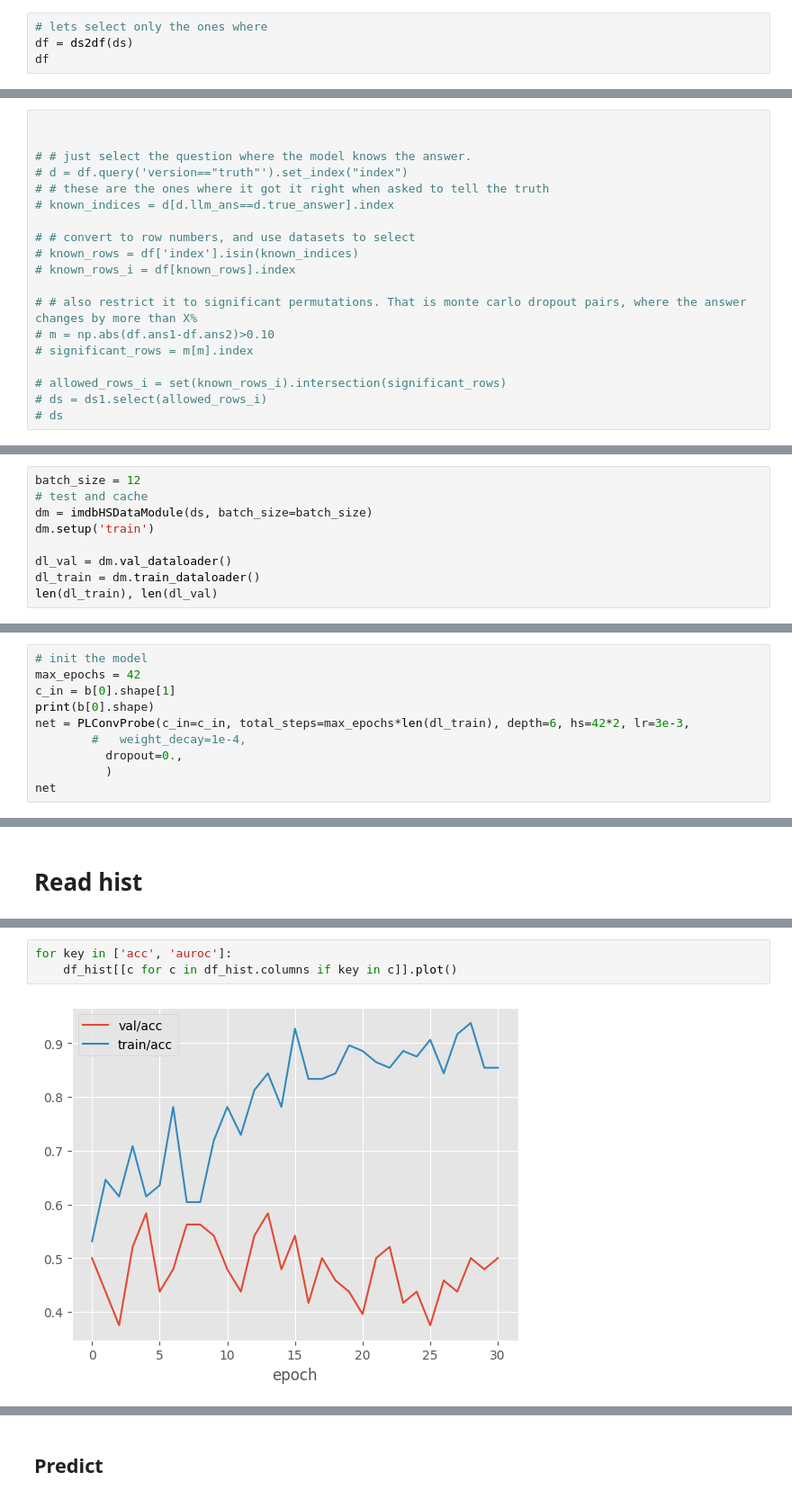
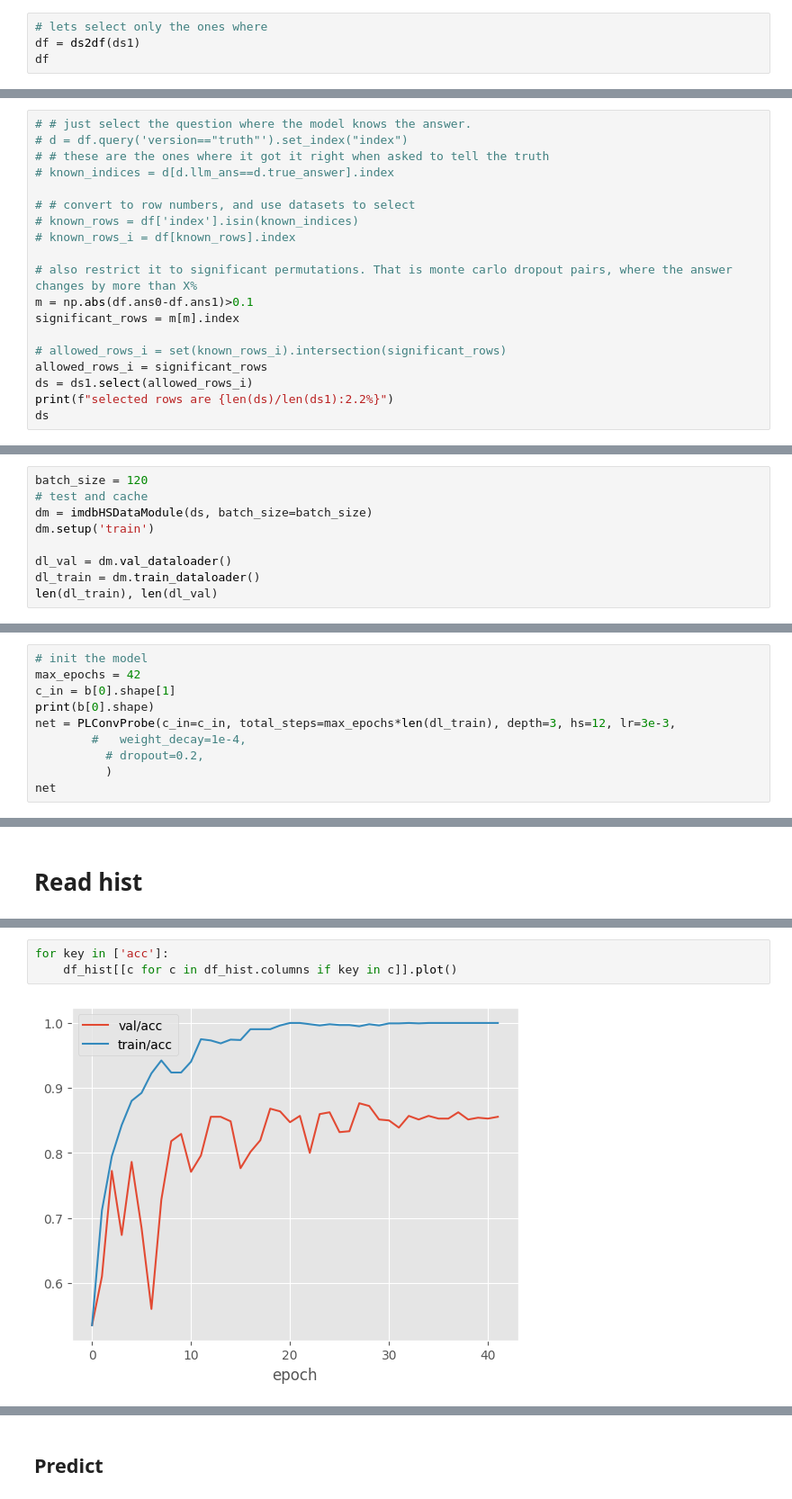
Before and after one commit to wassname/discovering_latent_knowledge, a Jupyter notebook: notebooks/023_train_prob.ipynb, the cells around one changed output, grey strips where cells are left out. Shown at 90% size. Drawn from its saved outputs; the diff is of its cells as text.

Commit message:
fixed bug in batch

```diff
--- a/notebooks/023_train_prob.ipynb
+++ b/notebooks/023_train_prob.ipynb
@@ -76,7 +80,7 @@ from src.datasets.load import ds2df
 ## Filter
 # %%
 # lets select only the ones where
-df = ds2df(ds)
+df = ds2df(ds1)
 df
 # %% [output]
 |  | true | index | label | prompt | lie | prompt_truncated | choice_probs0 | ans0 | choice_probs1 | ... |
@@ -95,6 +99,4 @@ df
 # %%
-
-
 # # just select the question where the model knows the answer.
 # d = df.query('version=="truth"').set_index("index")
 # # these are the ones where it got it right when asked to tell the truth
@@ -104,10 +106,12 @@ df
 # known_rows = df['index'].isin(known_indices)
 # known_rows_i = df[known_rows].index
 
-# # also restrict it to significant permutations. That is monte carlo dropout pairs, where the answer changes by more than X%
-# m = np.abs(df.ans1-df.ans2)>0.10
-# significant_rows = m[m].index
+# also restrict it to significant permutations. That is monte carlo dropout pairs, where the answer changes by more than X%
+m = np.abs(df.ans0-df.ans1)>0.1
+significant_rows = m[m].index
 
 # allowed_rows_i = set(known_rows_i).intersection(significant_rows)
-# ds = ds1.select(allowed_rows_i)
-# ds
+allowed_rows_i = significant_rows
+ds = ds1.select(allowed_rows_i)
+print(f"selected rows are {len(ds)/len(ds1):2.2%}")
+ds
@@ -163,7 +176,7 @@ Now it's only deceptive if
 from src.helpers import switch2bool, bool2switch
 from src.datasets.dm import imdbHSDataModule
 # %%
-batch_size = 12
+batch_size = 120
 # test and cache
 dm = imdbHSDataModule(ds, batch_size=batch_size)
 dm.setup('train')
@@ -273,9 +296,9 @@ b = next(iter(dl_train))
 max_epochs = 42
 c_in = b[0].shape[1]
 print(b[0].shape)
-net = PLConvProbe(c_in=c_in, total_steps=max_epochs*len(dl_train), depth=6, hs=42*2, lr=3e-3,
+net = PLConvProbe(c_in=c_in, total_steps=max_epochs*len(dl_train), depth=3, hs=12, lr=3e-3,
         #   weight_decay=1e-4,
-          dropout=0.,
+          # dropout=0.2,
           )
 net
 # %% [output]
@@ -368,5 +390,5 @@ for key in ['loss']:
 # %%
-for key in ['acc', 'auroc']:
+for key in ['acc']:
     df_hist[[c for c in df_hist.columns if key in c]].plot()
 # %% [output]
-[figure, old version]
+[figure, new version]
```
Also changed, not shown: parts of 25 cells of this notebook, 6 other files.
